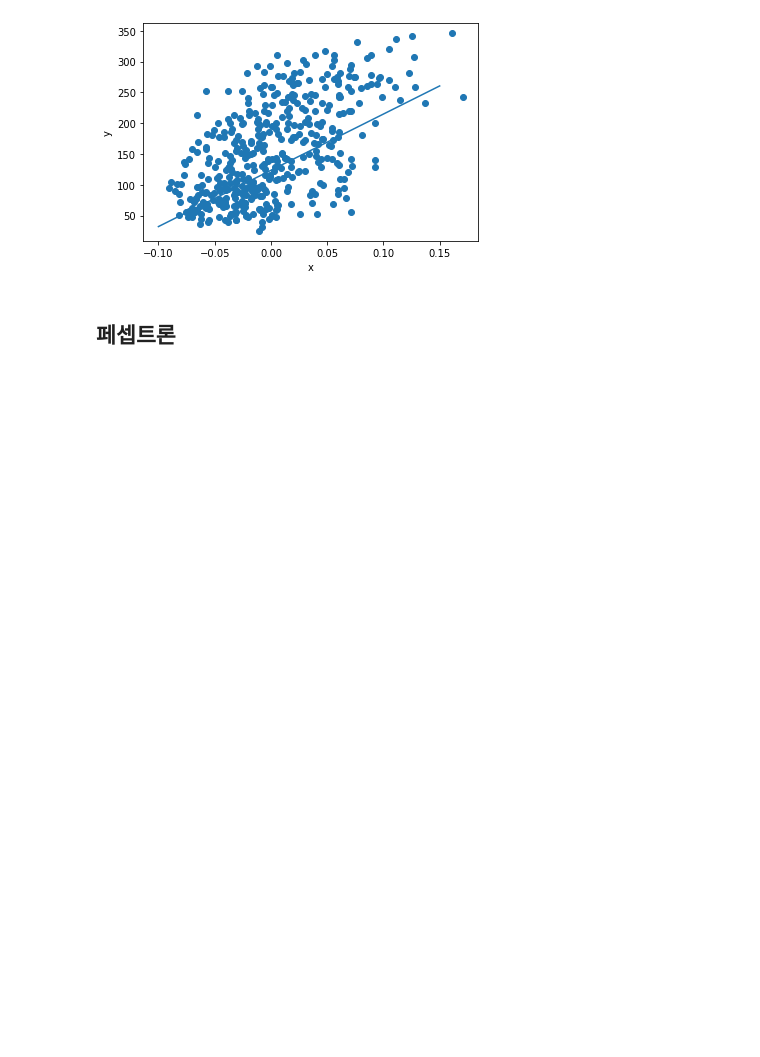
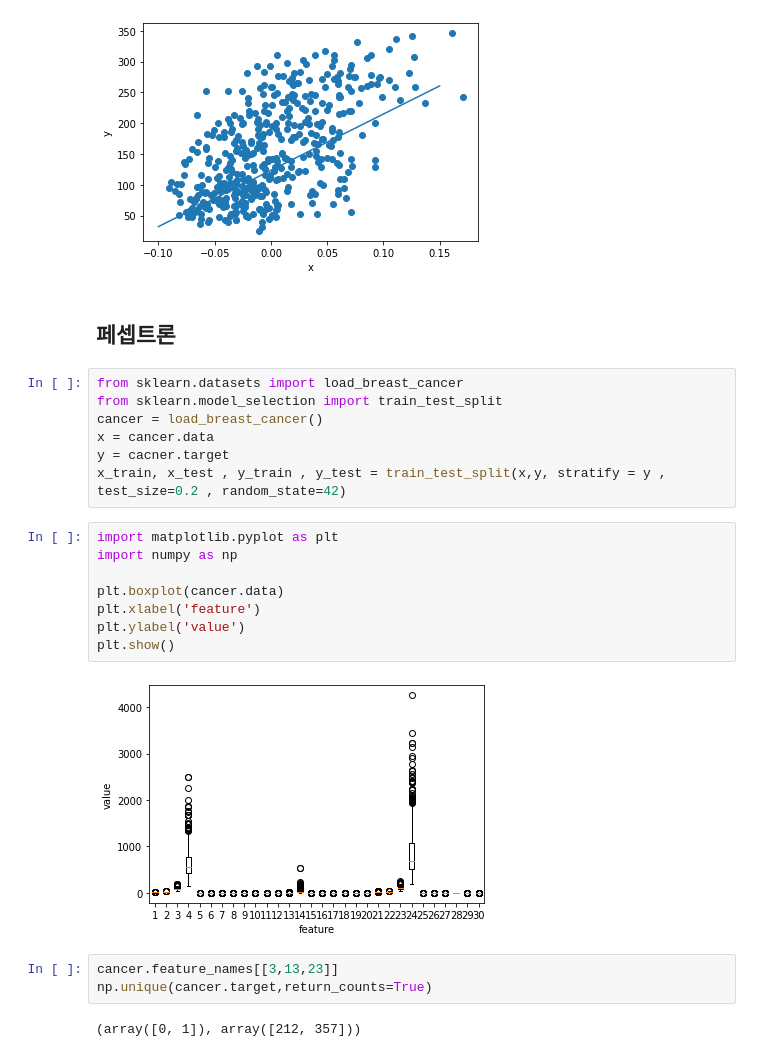
Before and after one commit to Dltmd202/DeepLearningStudy, a Jupyter notebook: DeepLearning.ipynb, the cells around one changed output. Cells and saved outputs as stored; diff of their text form; blank space fills up the shorter version.

Commit message:
Participate Training and Test Data

```diff
--- a/DeepLearning.ipynb
+++ b/DeepLearning.ipynb
@@ -50,3 +50,25 @@ plt.show()
 [figure]
 # %% [markdown]
 ## 페셉트론
+# %%
+from sklearn.datasets import load_breast_cancer
+from sklearn.model_selection import train_test_split
+cancer = load_breast_cancer()
+x = cancer.data
+y = cacner.target
+x_train, x_test , y_train , y_test = train_test_split(x,y, stratify = y , test_size=0.2 , random_state=42)
+# %%
+import matplotlib.pyplot as plt
+import numpy as np
+
+plt.boxplot(cancer.data)
+plt.xlabel('feature')
+plt.ylabel('value')
+plt.show()
+# %% [output]
+[figure, added]
+# %%
+cancer.feature_names[[3,13,23]]
+np.unique(cancer.target,return_counts=True)
+# %% [output]
+(array([0, 1]), array([212, 357]))
```
